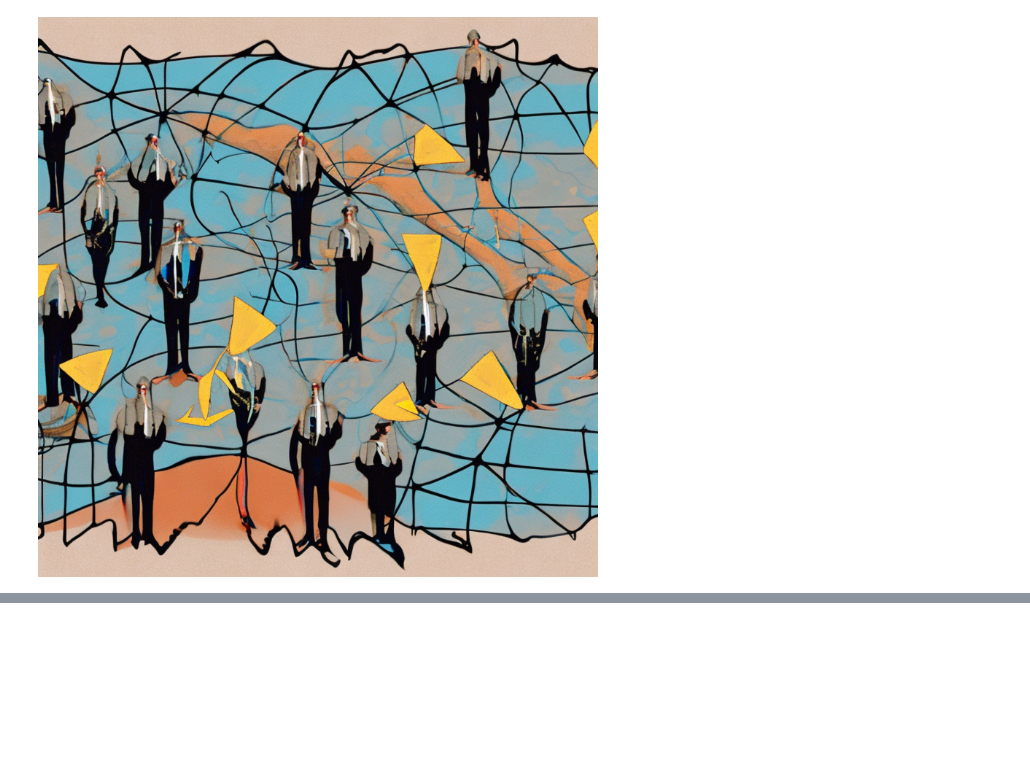
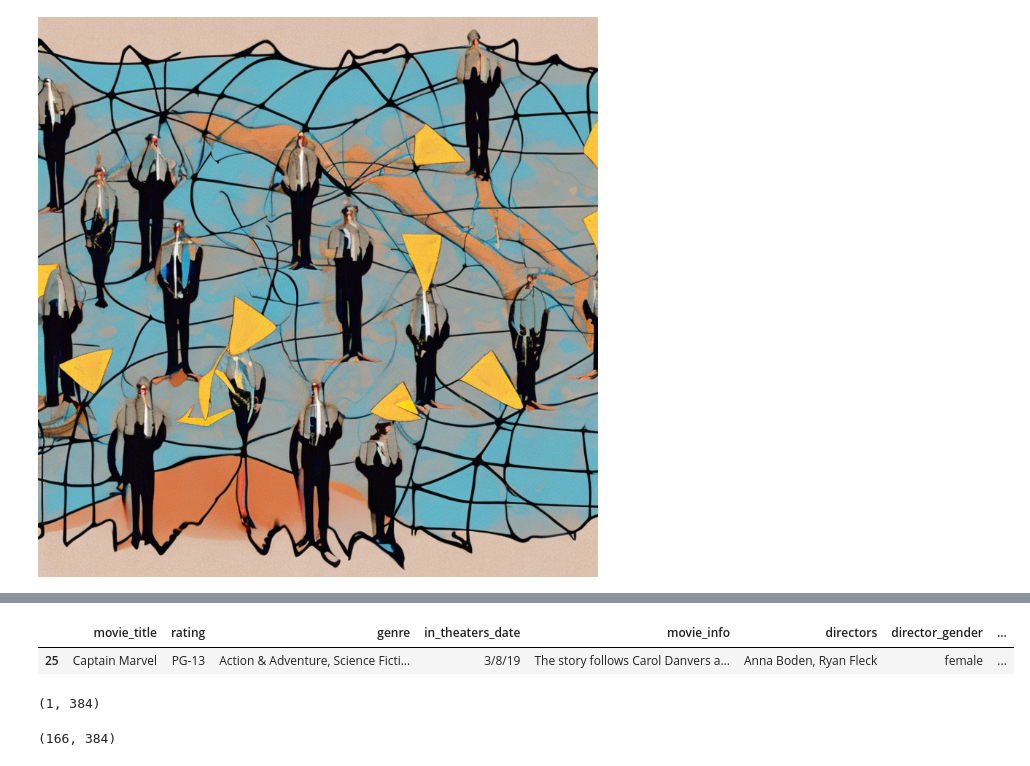
Before and after one commit to surtich/IA-para-desarrolladores, a Jupyter notebook: ipynb/13_Hugging Face.ipynb, the cells around one changed output, grey strips where cells are left out. Drawn from its saved outputs; the diff is of its cells as text; code cells hidden in the pictures; blank space fills up the shorter version.

```diff
--- a/ipynb/13_Hugging Face.ipynb
+++ b/ipynb/13_Hugging Face.ipynb
@@ -161,0 +191,20 @@ WARNING:huggingface_hub.file_download:Xet Storage is enabled for this repo, but
+# %%
+# view one movie - Captain Marvel
+movies[movies.movie_title == 'Captain Marvel']
+# %% [output]
+|  | movie_title | rating | genre | in_theaters_date | movie_info | directors | director_gender | ... |
+| 25 | Captain Marvel | PG-13 | Action & Adventure, Science Ficti... | 3/8/19 | The story follows Carol Danvers a... | Anna Boden, Ryan Fleck | female | ... |
+# %%
+# save the embedding for that movie
+import numpy as np
+
+embedding_cm = np.array(embeddings[25]).reshape(1, -1)
+embedding_cm.shape
+# %% [output]
+(1, 384)
+# %%
+# save the embeddings for all movies
+embeddings_movies = np.vstack(embeddings)
+embeddings_movies.shape
+# %% [output]
+(166, 384)
```
Also changed, not shown: parts of 7 cells of this notebook, 12 other files.
